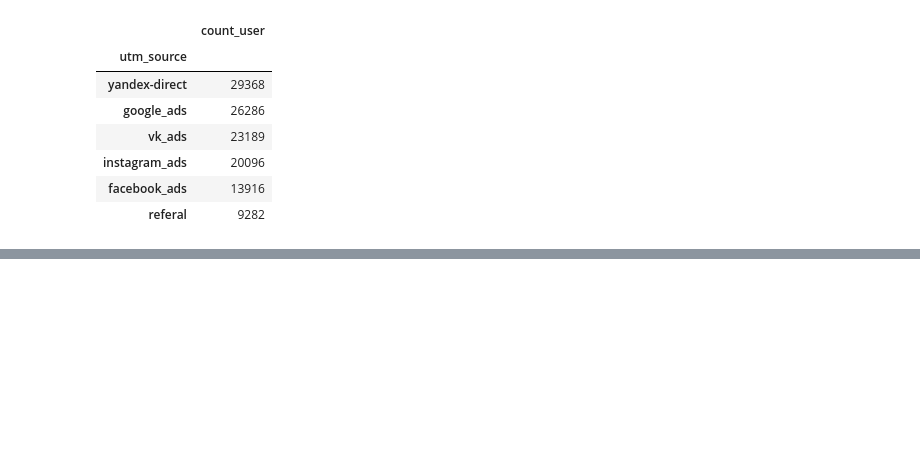
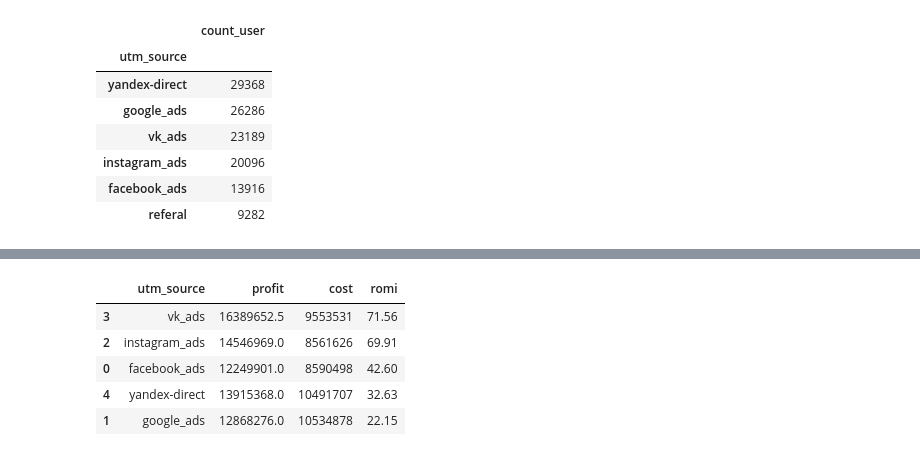
Before and after one commit to Praldmur/Simulation, a Jupyter notebook: 10_mod/3.ipynb, the cells around one changed output, grey strips where cells are left out. Saved outputs shown, nothing was run; the diff lists cells and outputs as text; code cells hidden in the pictures; blank space fills up the shorter version.

```diff
--- a/10_mod/3.ipynb
+++ b/10_mod/3.ipynb
@@ -250,0 +341,6 @@ funnel
+# %%
+cost_source = pd.DataFrame({
+    'utm_source': ['yandex-direct', 'google_ads', 'facebook_ads', 'instagram_ads', 'vk_ads'],
+    'cost': [10491707,10534878, 8590498, 8561626, 9553531]
+})
+cost_source
@@ -250,0 +354,13 @@ funnel
+# %%
+romi = df[~df['utm_source'].isin(['-', 'referal'])].groupby('utm_source').agg(profit=('purchase_sum', 'sum')).merge(cost_source, on='utm_source')
+# %%
+# оба варианта правильные, просто разный способ расчета %
+romi['romi'] = round((romi['profit'] / romi['cost'] - 1) * 100,2)
+romi.sort_values('romi', ascending=False)
+# %% [output]
+|  | utm_source | profit | cost | romi |
+| 3 | vk_ads | 16389652.5 | 9553531 | 71.56 |
+| 2 | instagram_ads | 14546969.0 | 8561626 | 69.91 |
+| 0 | facebook_ads | 12249901.0 | 8590498 | 42.60 |
+| 4 | yandex-direct | 13915368.0 | 10491707 | 32.63 |
+| 1 | google_ads | 12868276.0 | 10534878 | 22.15 |
```
Also changed, not shown: parts of 28 cells of this notebook.
